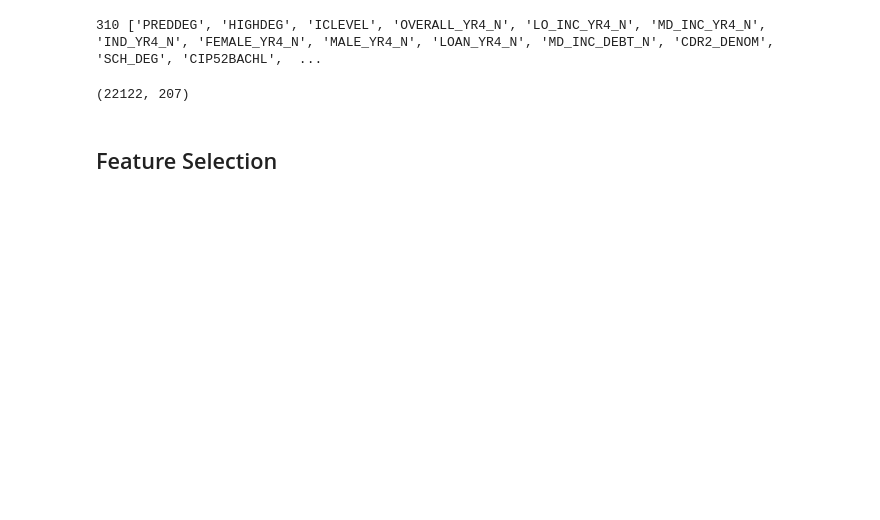
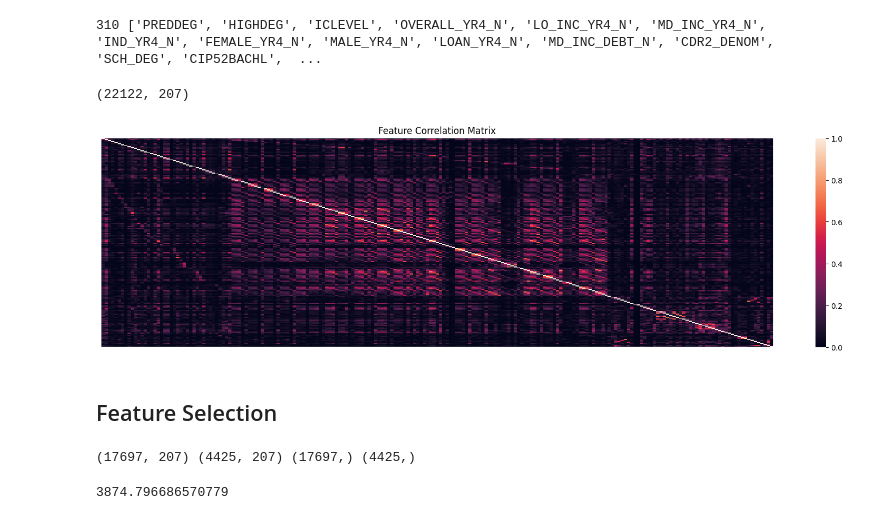
Before and after one commit to cyrilmichino/modeling-income-shares, a Jupyter notebook: college-scorecard-data-analysis.ipynb, the cells around one changed output. Cells and saved outputs as stored; diff of their text form; code cells hidden in the pictures; blank space fills up the shorter version.

Commit message:
Random Forest Feature Selection

```diff
--- a/college-scorecard-data-analysis.ipynb
+++ b/college-scorecard-data-analysis.ipynb
@@ -1017,2 +1023,22 @@ df.to_csv("/kaggle/working/CleanedRedactedData.csv")
+# %%
+plt.figure(figsize=(20,5))
+sns.heatmap(X.corr().abs())
+plt.axis('off')
+plt.title('Feature Correlation Matrix')
+plt.show()
+# %% [output]
+[figure, added]
 # %% [markdown]
 ## Feature Selection
+# %%
+X_train, X_test, y_train, y_test = train_test_split(X, y, test_size=0.2 , random_state=42)
+print(X_train.shape, X_test.shape, y_train.shape, y_test.shape)
+# %% [output]
+(17697, 207) (4425, 207) (17697,) (4425,)
+# %%
+forest = RandomForestRegressor(random_state=0)
+forest.fit(X_train, y_train)
+y_pred = forest.predict(X_test)
+print(np.sqrt(mean_squared_error(y_pred,y_test)))
+# %% [output]
+3874.796686570779
```
Also changed, not shown: parts of 14 cells of this notebook.
